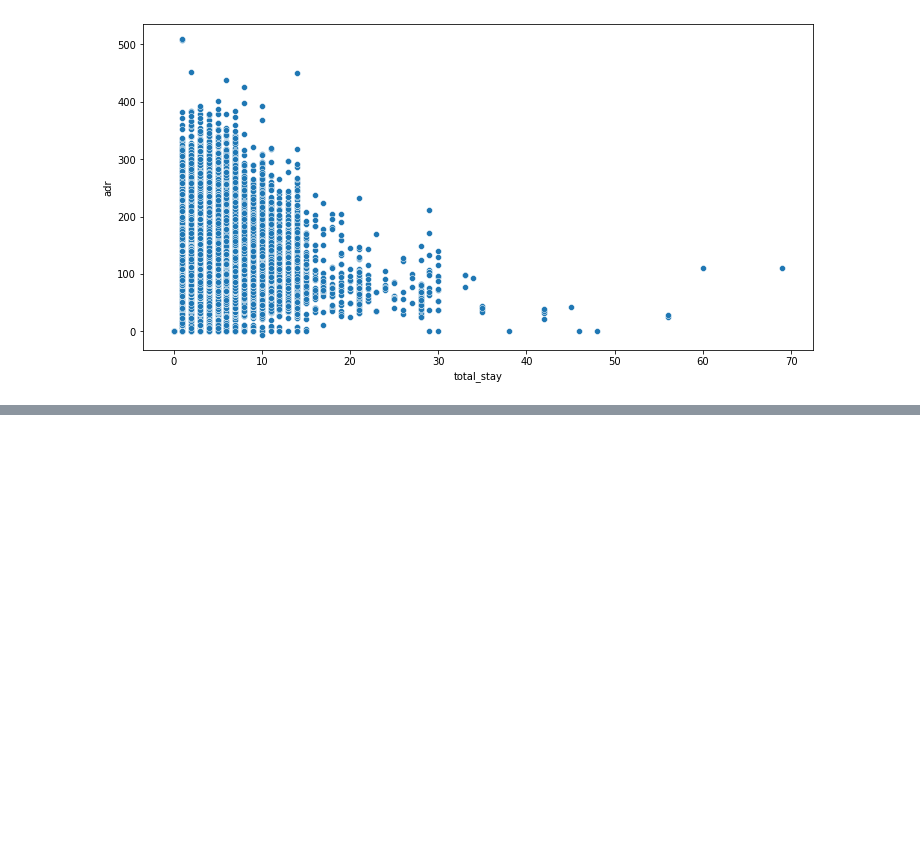
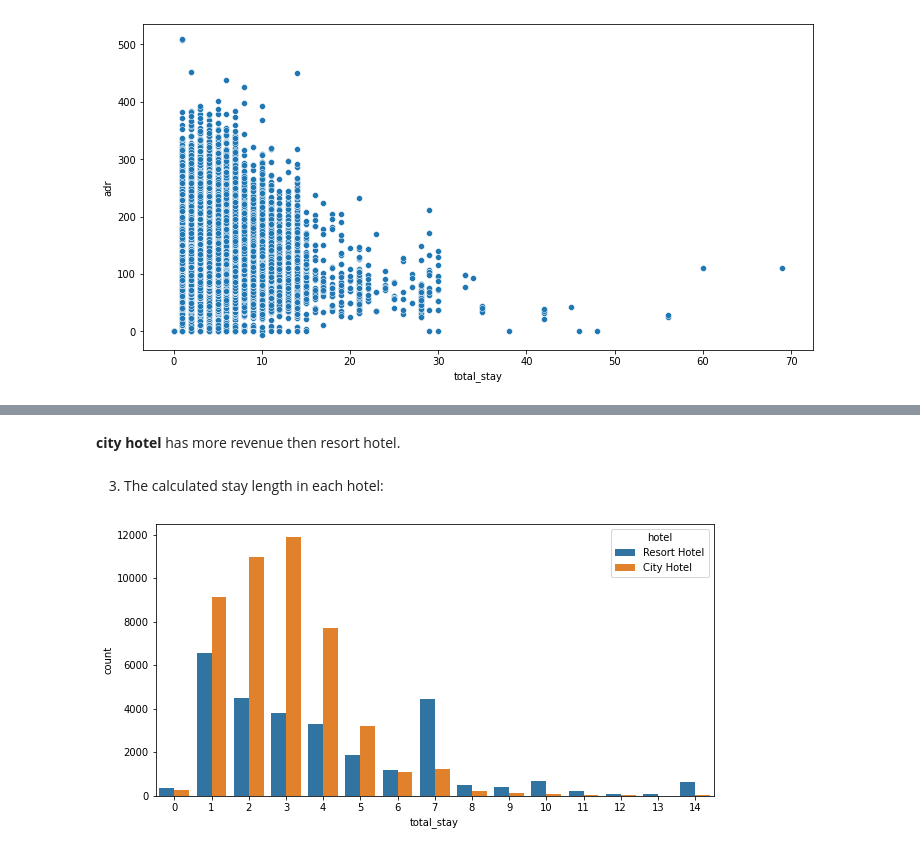
Before and after one commit to TejusM/hotelbooking-data-analysis-, a Jupyter notebook: tej_hotel_booking.ipynb, the cells around one changed output, grey strips where cells are left out. Cells and saved outputs as stored; diff of their text form; code cells hidden in the pictures; blank space fills up the shorter version.

```diff
--- a/tej_hotel_booking.ipynb
+++ b/tej_hotel_booking.ipynb
@@ -188,0 +214,12 @@ plt.show()
+# %% [markdown]
+**city hotel** has more revenue then resort hotel.
+# %% [markdown]
+3) The calculated stay length in each hotel:
+# %%
+not_canceled = data[data['is_canceled'] == 0]
+s1 = not_canceled[not_canceled['total_stay'] < 15]
+plt.figure(figsize = (10,5))
+sns.countplot(x = s1['total_stay'], hue = s1['hotel'])
+plt.show()
+# %% [output]
+[figure, added]
```
Also changed, not shown: parts of 15 cells of this notebook.
